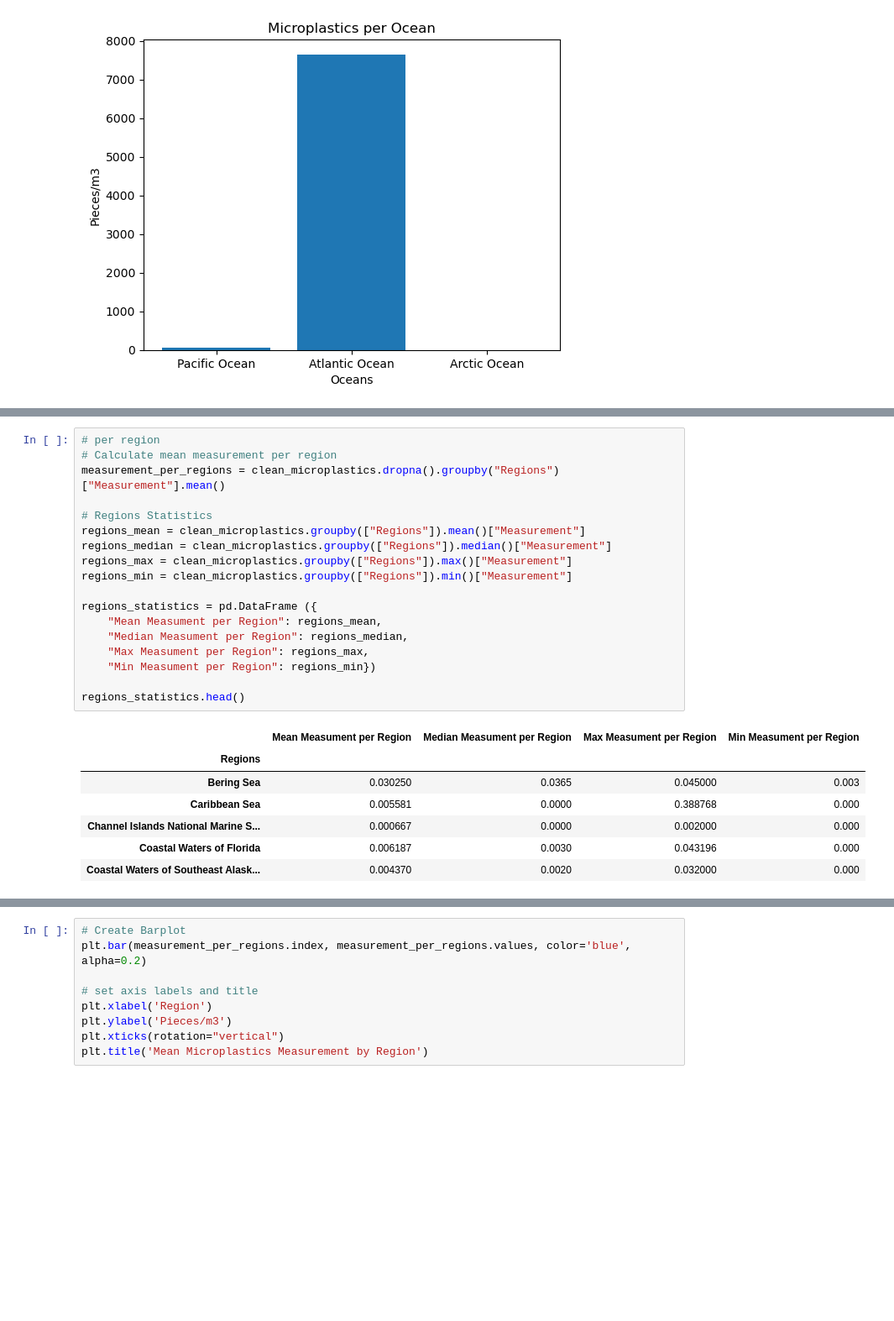
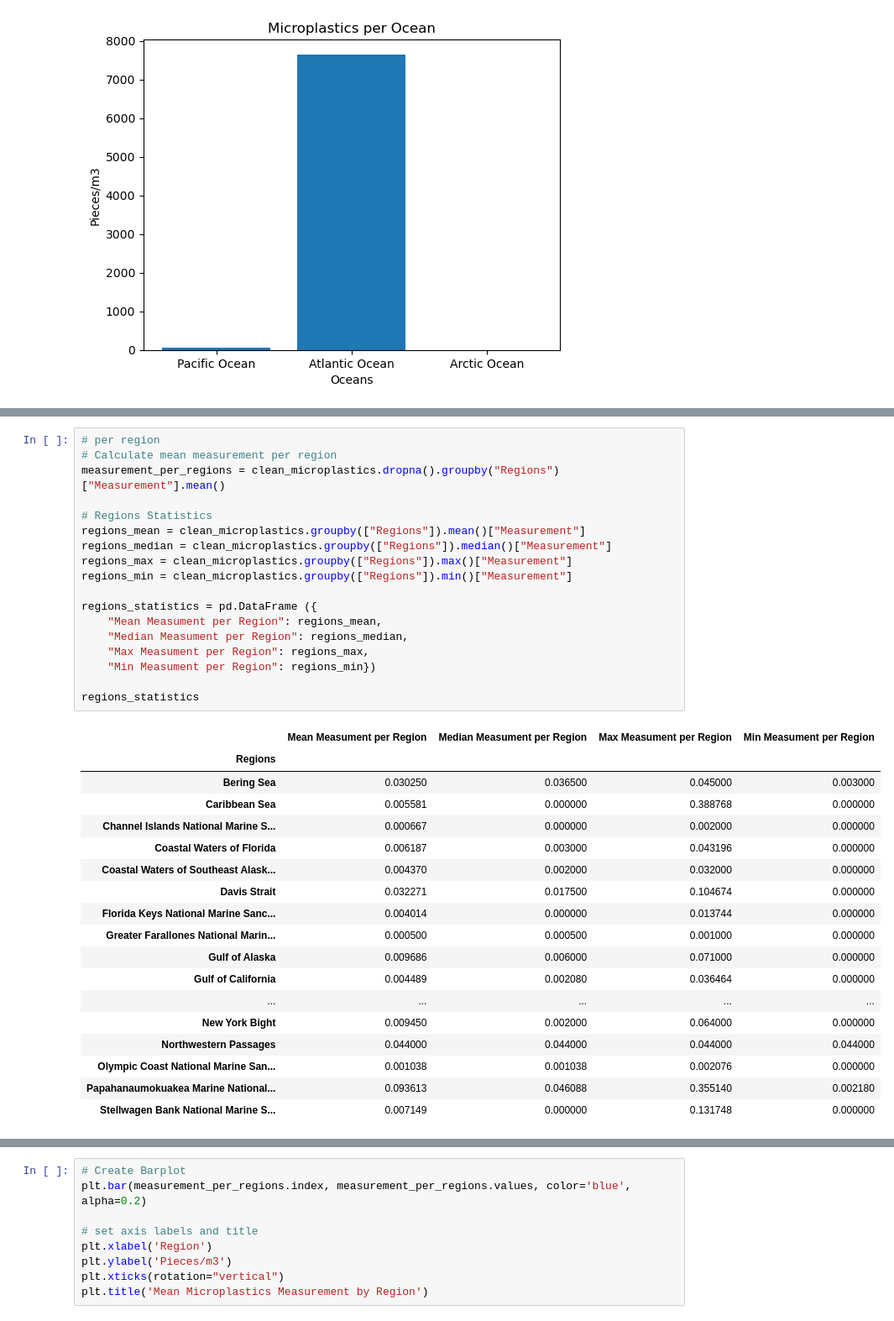
Before and after one commit to emalaki/Project-1, a Jupyter notebook: Microplastics_P1.ipynb, the cells around one changed output, grey strips where cells are left out. Shown at 84% size. Cells and saved outputs as stored; diff of their text form; blank space fills up the shorter version.

```diff
--- a/Microplastics_P1.ipynb
+++ b/Microplastics_P1.ipynb
@@ -202,26 +211,37 @@ pacific_map
 # %%
 # per region
 # Calculate mean measurement per region
 measurement_per_regions = clean_microplastics.dropna().groupby("Regions")["Measurement"].mean()
 
 # Regions Statistics
 regions_mean = clean_microplastics.groupby(["Regions"]).mean()["Measurement"]
 regions_median = clean_microplastics.groupby(["Regions"]).median()["Measurement"]
 regions_max = clean_microplastics.groupby(["Regions"]).max()["Measurement"]
 regions_min = clean_microplastics.groupby(["Regions"]).min()["Measurement"]
 
 regions_statistics = pd.DataFrame ({
     "Mean Measument per Region": regions_mean,
     "Median Measument per Region": regions_median,
     "Max Measument per Region": regions_max,
     "Min Measument per Region": regions_min})
 
-regions_statistics.head()
+regions_statistics
 # %% [output]
 |  | Mean Measument per Region | Median Measument per Region | Max Measument per Region | Min Measument per Region |
 | Regions |  |  |  |  |
-| Bering Sea | 0.030250 | 0.0365 | 0.045000 | 0.003 |
-| Caribbean Sea | 0.005581 | 0.0000 | 0.388768 | 0.000 |
-| Channel Islands National Marine S... | 0.000667 | 0.0000 | 0.002000 | 0.000 |
-| Coastal Waters of Florida | 0.006187 | 0.0030 | 0.043196 | 0.000 |
-| Coastal Waters of Southeast Alask... | 0.004370 | 0.0020 | 0.032000 | 0.000 |
+| Bering Sea | 0.030250 | 0.036500 | 0.045000 | 0.003000 |
+| Caribbean Sea | 0.005581 | 0.000000 | 0.388768 | 0.000000 |
+| Channel Islands National Marine S... | 0.000667 | 0.000000 | 0.002000 | 0.000000 |
+| Coastal Waters of Florida | 0.006187 | 0.003000 | 0.043196 | 0.000000 |
+| Coastal Waters of Southeast Alask... | 0.004370 | 0.002000 | 0.032000 | 0.000000 |
+| Davis Strait | 0.032271 | 0.017500 | 0.104674 | 0.000000 |
+| Florida Keys National Marine Sanc... | 0.004014 | 0.000000 | 0.013744 | 0.000000 |
+| Greater Farallones National Marin... | 0.000500 | 0.000500 | 0.001000 | 0.000000 |
+| Gulf of Alaska | 0.009686 | 0.006000 | 0.071000 | 0.000000 |
+| Gulf of California | 0.004489 | 0.002080 | 0.036464 | 0.000000 |
+| ... | ... | ... | ... | ... |
+| New York Bight | 0.009450 | 0.002000 | 0.064000 | 0.000000 |
+| Northwestern Passages | 0.044000 | 0.044000 | 0.044000 | 0.044000 |
+| Olympic Coast National Marine San... | 0.001038 | 0.001038 | 0.002076 | 0.000000 |
+| Papahanaumokuakea Marine National... | 0.093613 | 0.046088 | 0.355140 | 0.002180 |
+| Stellwagen Bank National Marine S... | 0.007149 | 0.000000 | 0.131748 | 0.000000 |
```
Also changed, not shown: parts of 7 cells of this notebook.
